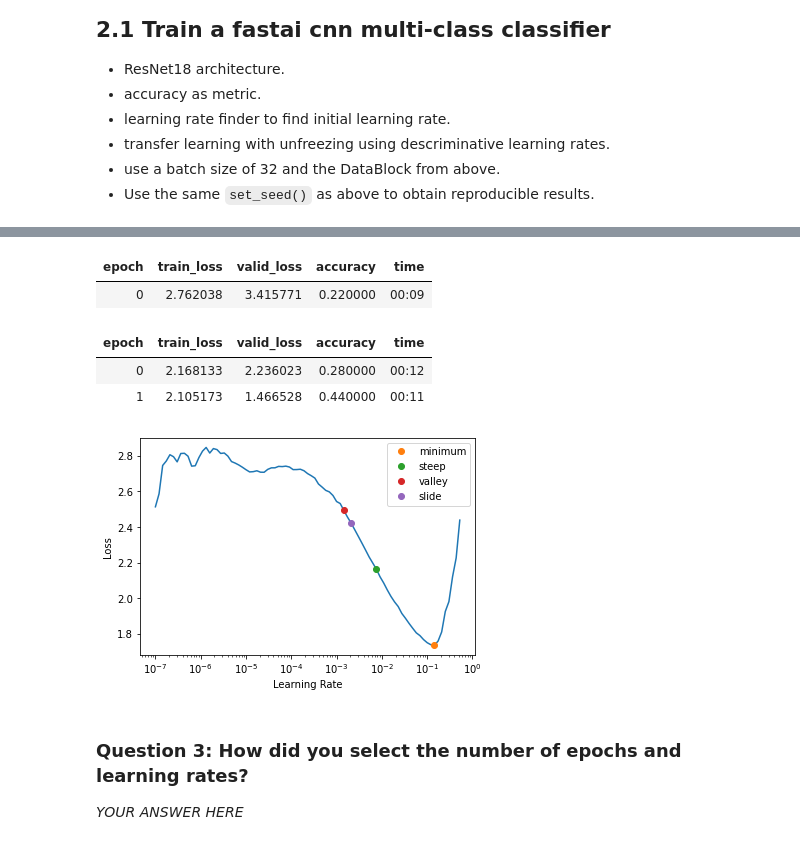
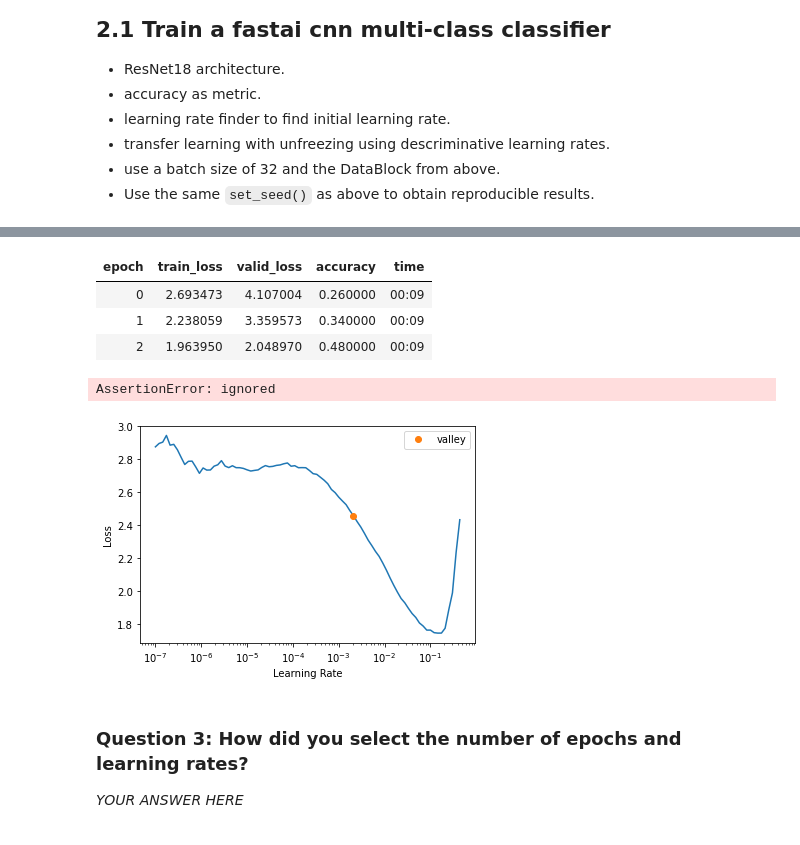
Before and after one commit to samson7722/s-m-gaming, a Jupyter notebook: lab3_train_finger_count.ipynb, the cells around one changed output, grey strips where cells are left out. Saved outputs shown, nothing was run; the diff lists cells and outputs as text; code cells hidden in the pictures.

```diff
--- a/lab3_train_finger_count.ipynb
+++ b/lab3_train_finger_count.ipynb
@@ -65,16 +65,18 @@ dls.show_batch(nrows=1, ncols=3, unique=True)
 # %%
 set_seed(42,True)
 learn = cnn_learner(dls, resnet18, metrics=accuracy)
-lr_min, lr_steep, lr_valley, lr_slide = learn.lr_find(suggest_funcs=(minimum, steep, valley, slide))
-learn.fine_tune(2)
+learn.lr_find()
+learn.fit_one_cycle(3, 3e-3)
+learn.unfreeze()
+learn.fit_one_cycle(12, lr_max=(1e-6,1e-4))
 # %% [output]
 [interactive output not drawn]
 | epoch | train_loss | valid_loss | accuracy | time |
-| 0 | 2.762038 | 3.415771 | 0.220000 | 00:09 |
+| 0 | 2.693473 | 4.107004 | 0.260000 | 00:09 |
+| 1 | 2.238059 | 3.359573 | 0.340000 | 00:09 |
+| 2 | 1.963950 | 2.048970 | 0.480000 | 00:09 |
-| epoch | train_loss | valid_loss | accuracy | time |
-| 0 | 2.168133 | 2.236023 | 0.280000 | 00:12 |
-| 1 | 2.105173 | 1.466528 | 0.440000 | 00:11 |
+AssertionError: ignored
-[figure, old version]
+[figure, new version]
 # %% [markdown]
 ### Question 3: How did you select the number of epochs and learning rates?
 *YOUR ANSWER HERE*
```
